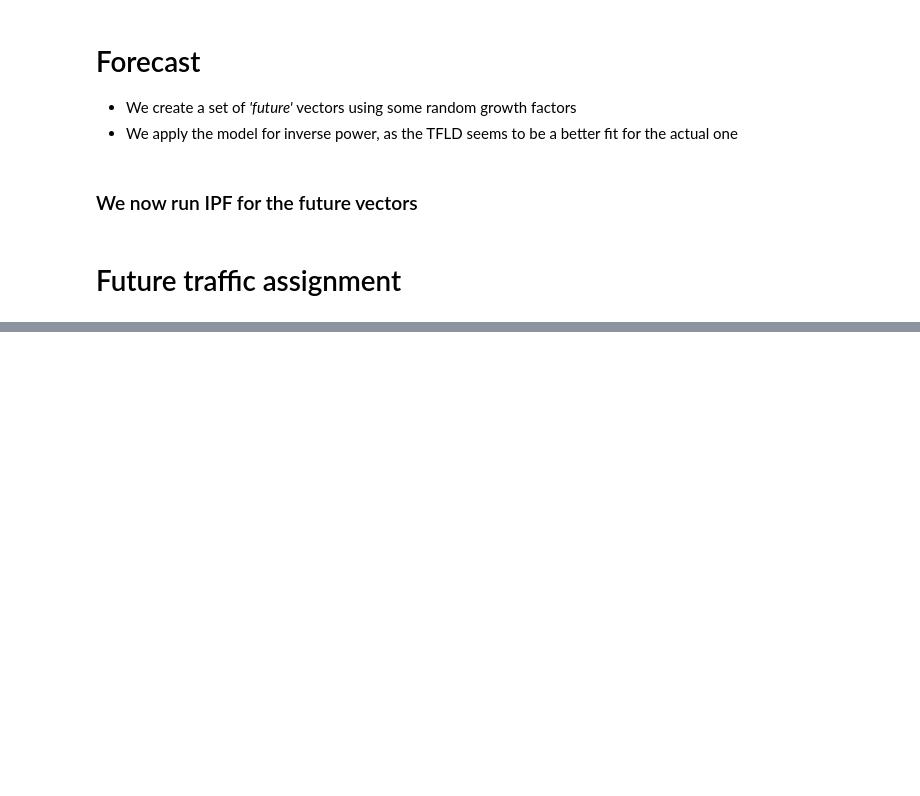
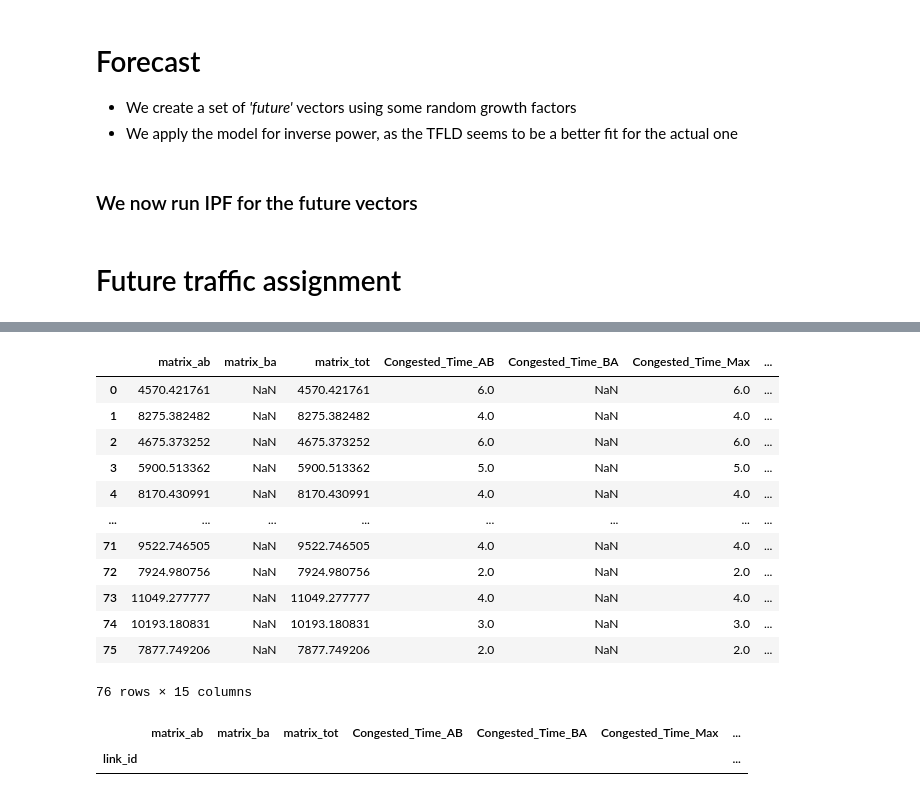
Before and after one commit to AequilibraE/aequilibrae, a Jupyter notebook: docs/source/SiouxFalls.ipynb, the cells around one changed output, grey strips where cells are left out. Saved outputs shown, nothing was run; the diff lists cells and outputs as text; code cells hidden in the pictures; blank space fills up the shorter version.

```diff
--- a/docs/source/SiouxFalls.ipynb
+++ b/docs/source/SiouxFalls.ipynb
@@ -41,6 +28,6 @@ from aequilibrae.project import Project
 # %%
 project = Project()
-project.load(join(fldr, prj_fldr, proj_name))
+project.load(join(fldr, prj_fldr))
 # %% [markdown]
 ## Path computation
 # %%
@@ -121,10 +87,6 @@ from aequilibrae.matrix import AequilibraeData, AequilibraeMatrix
 from aequilibrae.paths import NetworkSkimming, SkimResults
 # %%
 # from before
-project = Project()
-project.load(join(fldr, prj_fldr, proj_name))
-project.network.build_graphs()
-
 graph = project.network.graphs['c'] # we grab the graph for cars
 graph.set_graph('free_flow_time') # let's say we want to minimize time
 graph.set_skimming(['free_flow_time', 'distance']) # And will skim time and distance
@@ -179,9 +158,9 @@ assig = TrafficAssignment()
 # Creates the assignment class
 assigclass = TrafficClass(graph, demand)
 
-
 # The first thing to do is to add at list of traffic classes to be assigned
-assig.set_classes([assigclass])
+assig.add_class(assigclass)
+# assig.set_classes([assigclass])
 
 assig.set_vdf("BPR")  # This is not case-sensitive # Then we set the volume delay function
 
@@ -195,7 +174,7 @@ assig.set_algorithm('bfw')
 
 # since I haven't checked the parameters file, let's make sure convergence criteria is good
 assig.max_iter = 1000
-assig.rgap_target = 0.00001
+assig.rgap_target = 0.001
 
 assig.execute() # we then execute the assignment
 # %% [output]
@@ -230,3 +209,6 @@ convergence_report.head()
 | 2 | 3 | 0.381393 | 0.229836 |  | 1.000000 | 0.000000 | 0.000000 |
 | 3 | 4 | 0.196213 | 0.185913 |  | 0.959771 | 0.040229 | 0.000000 |
 | 4 | 5 | 0.090691 | 0.709082 |  | 0.687640 | 0.286705 | 0.025654 |
+# %%
+volumes = assig.results()
+volumes.head()
@@ -532,0 +527,21 @@ out_skims.export(join(fldr,ftr_fldr, 'future_skims.omx'))
+# %%
+volumes.reset_index(drop=True)
+# %% [output]
+|  | matrix_ab | matrix_ba | matrix_tot | Congested_Time_AB | Congested_Time_BA | Congested_Time_Max | ... |
+| 0 | 4570.421761 | NaN | 4570.421761 | 6.0 | NaN | 6.0 | ... |
+| 1 | 8275.382482 | NaN | 8275.382482 | 4.0 | NaN | 4.0 | ... |
+| 2 | 4675.373252 | NaN | 4675.373252 | 6.0 | NaN | 6.0 | ... |
+| 3 | 5900.513362 | NaN | 5900.513362 | 5.0 | NaN | 5.0 | ... |
+| 4 | 8170.430991 | NaN | 8170.430991 | 4.0 | NaN | 4.0 | ... |
+| ... | ... | ... | ... | ... | ... | ... | ... |
+| 71 | 9522.746505 | NaN | 9522.746505 | 4.0 | NaN | 4.0 | ... |
+| 72 | 7924.980756 | NaN | 7924.980756 | 2.0 | NaN | 2.0 | ... |
+| 73 | 11049.277777 | NaN | 11049.277777 | 4.0 | NaN | 4.0 | ... |
+| 74 | 10193.180831 | NaN | 10193.180831 | 3.0 | NaN | 3.0 | ... |
+| 75 | 7877.749206 | NaN | 7877.749206 | 2.0 | NaN | 2.0 | ... |
+76 rows × 15 columns
+# %%
+volumes[~(volumes.Congested_Time_AB>5) & ~(volumes.Congested_Time_Max<8)]
+# %% [output]
+|  | matrix_ab | matrix_ba | matrix_tot | Congested_Time_AB | Congested_Time_BA | Congested_Time_Max | ... |
+| link_id |  |  |  |  |  |  | ... |
```
Also changed, not shown: parts of 22 cells of this notebook, 3 other files.
